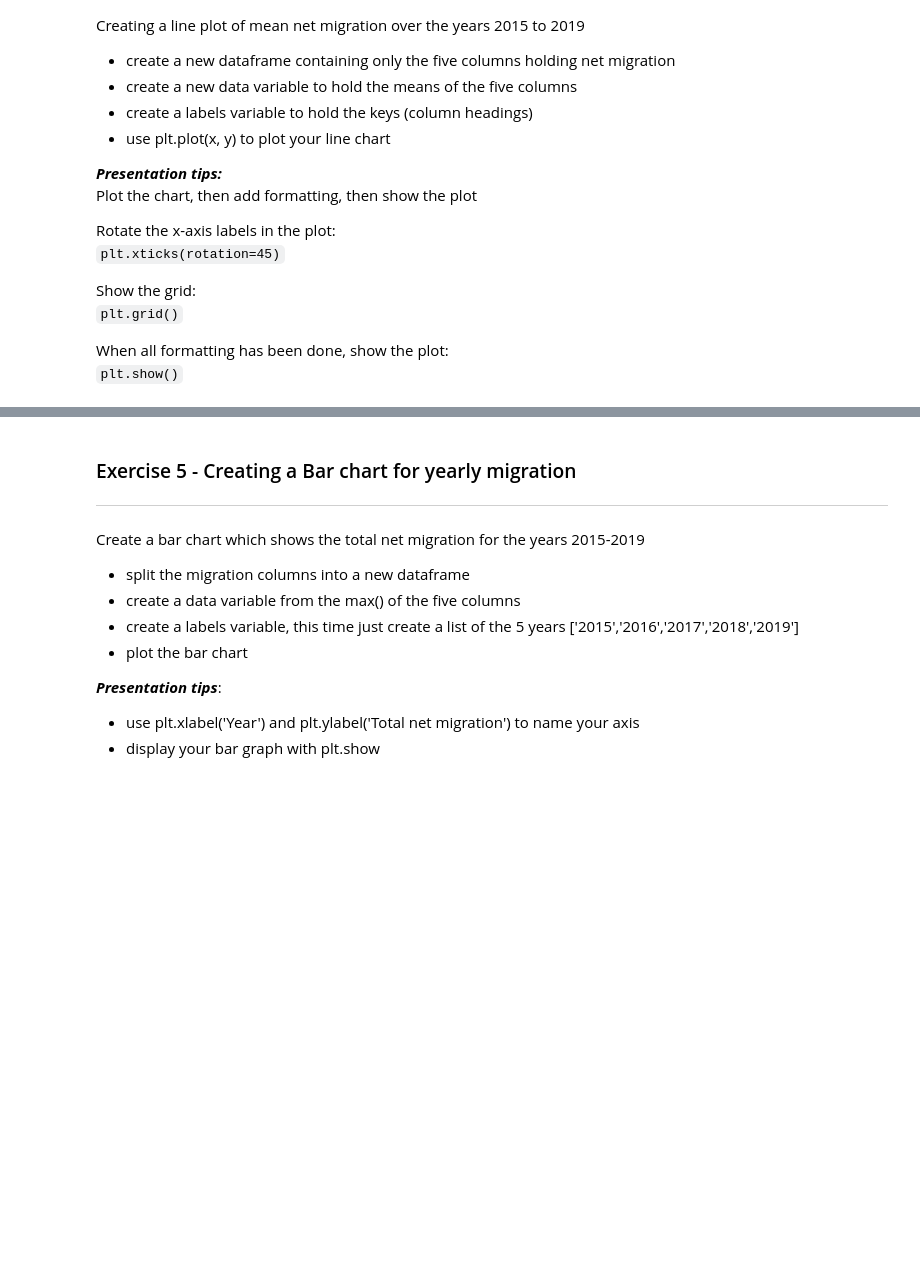
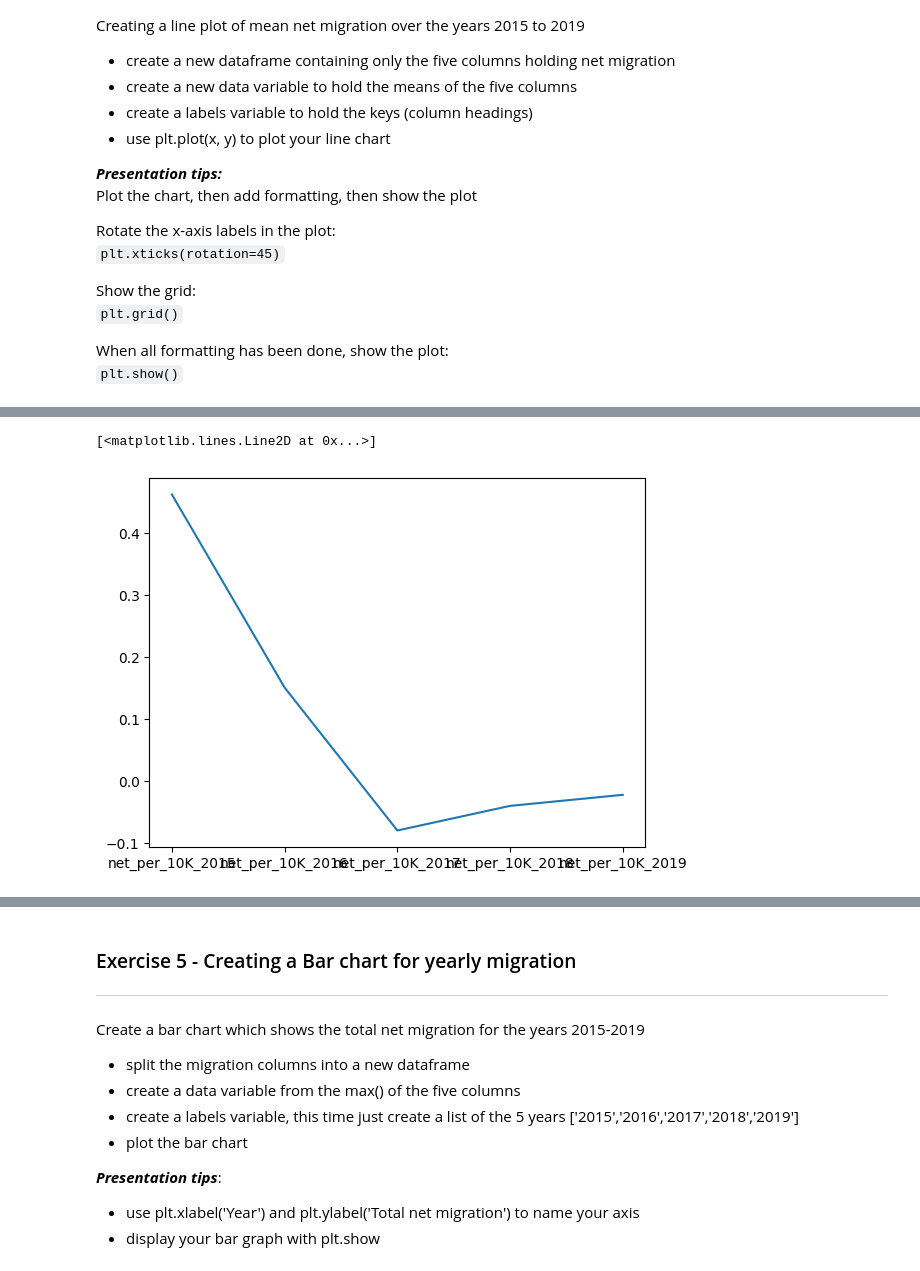
Before and after one commit to fraserrbarclay/Python-Data-Practicals, a Jupyter notebook: Week_7_Correlation_and_visualisation.ipynb, the cells around one changed output, grey strips where cells are left out. Drawn from its saved outputs; the diff is of its cells as text; code cells hidden in the pictures; blank space fills up the shorter version.

```diff
--- a/Week_7_Correlation_and_visualisation.ipynb
+++ b/Week_7_Correlation_and_visualisation.ipynb
@@ -145,3 +191,5 @@ Watch the video [here](https://drive.google.com/file/d/1eNOy7fhkB2CSfVdb66kqB66q
+# %%
+migration_df=pd.read_excel("https://github.com/fraserrbarclay/PythonWork-CodeDivision-10-23/raw/main/data/public_use-talent-migration.xlsx","Country Migration")
 # %% [markdown]
 ### Exercise 4 - Line plot of net migration
 ---
@@ -166,0 +235,11 @@ When all formatting has been done, show the plot:
+# %%
+net_per_10k_df=migration_df.iloc[:,12:17]
+# %%
+net_per_10k_df_means=net_per_10k_df.mean(axis=0)
+# %%
+labels = net_per_10k_df.columns.tolist()
+# %%
+plt.plot(labels,net_per_10k_df_means)
+# %% [output]
+[<matplotlib.lines.Line2D at 0x...>]
+[figure, added]
```
Also changed, not shown: parts of 20 cells of this notebook.
